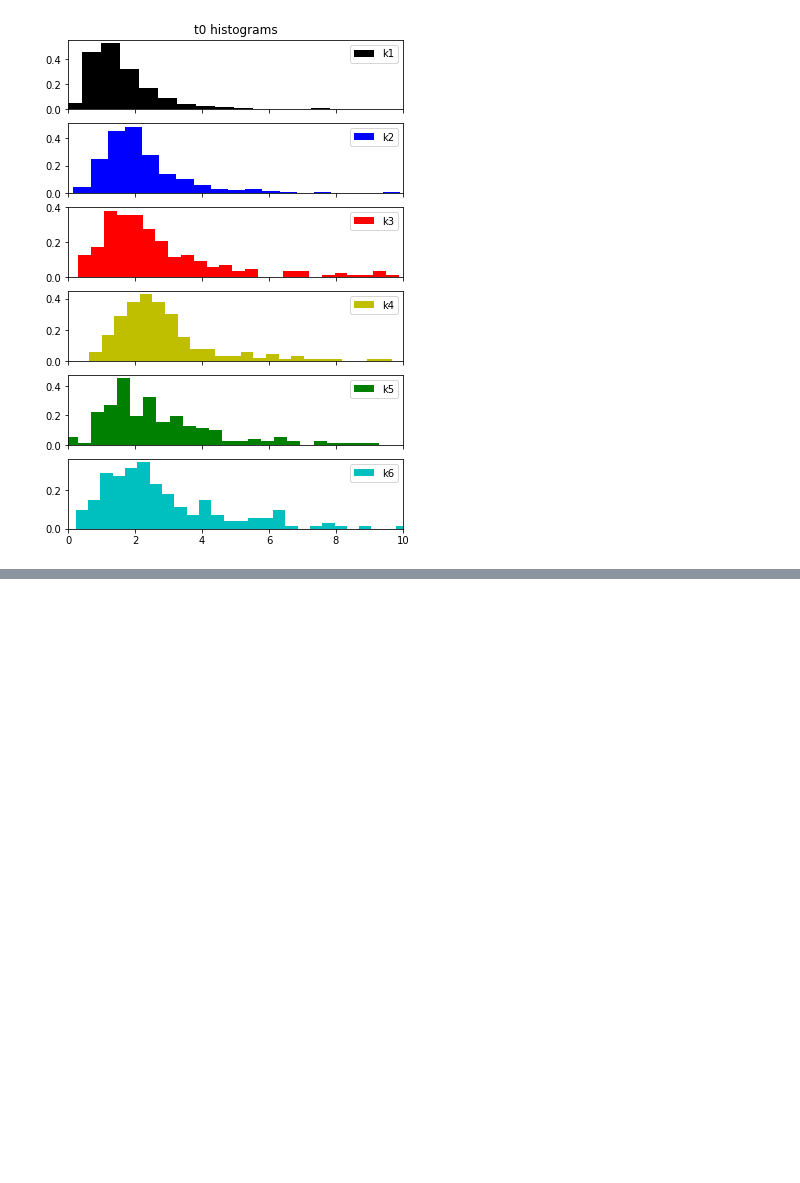
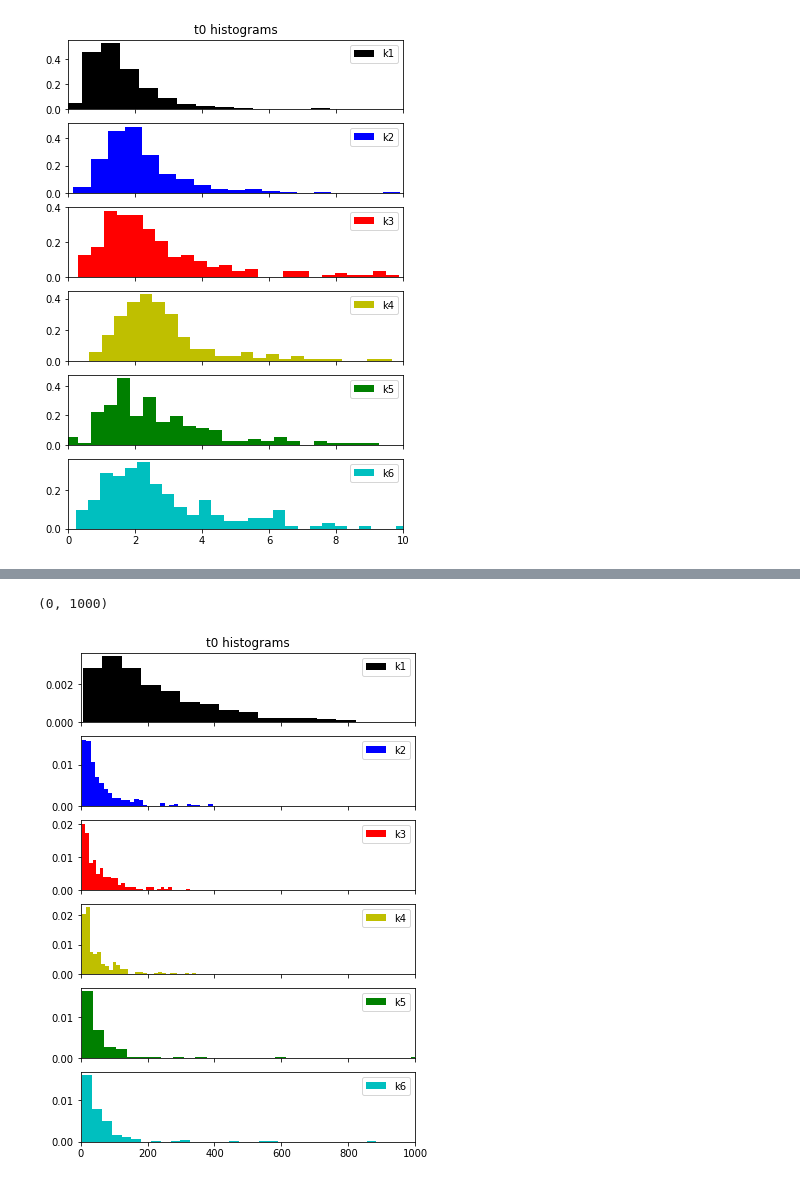
Before and after one commit to hstrey/mRNA-analysis, a Jupyter notebook: FCS analysis.ipynb, the cells around one changed output, grey strips where cells are left out. Drawn from its saved outputs; the diff is of its cells as text; code cells hidden in the pictures; blank space fills up the shorter version.

```diff
--- a/FCS analysis.ipynb
+++ b/FCS analysis.ipynb
@@ -68,0 +79,19 @@ plt.xlim((0,10))
+# %%
+f, axarr = plt.subplots(6, sharex=True,figsize=(6,9))
+axarr[0].set_title('t0 histograms')
+axarr[0].hist(analysis_k1['ktl'],bins=30,density=True,label="k1",color='k')
+axarr[0].legend()
+axarr[1].hist(analysis_k2['ktl'],bins=30,density=True,label="k2",color='b')
+axarr[1].legend()
+axarr[2].hist(analysis_k3['ktl'],bins=30,density=True,label="k3",color='r')
+axarr[2].legend()
+axarr[3].hist(analysis_k4['ktl'],bins=30,density=True,label="k4",color='y')
+axarr[3].legend()
+axarr[4].hist(analysis_k5['ktl'],bins=30,density=True,label="k5",color='g')
+axarr[4].legend()
+axarr[5].hist(analysis_k6['ktl'],bins=30,density=True,label="k6",color='c')
+axarr[5].legend()
+plt.xlim((0,1000))
+# %% [output]
+(0, 1000)
+[figure, added]
```
Also changed, not shown: parts of 1 cell of this notebook, 1 other file.
